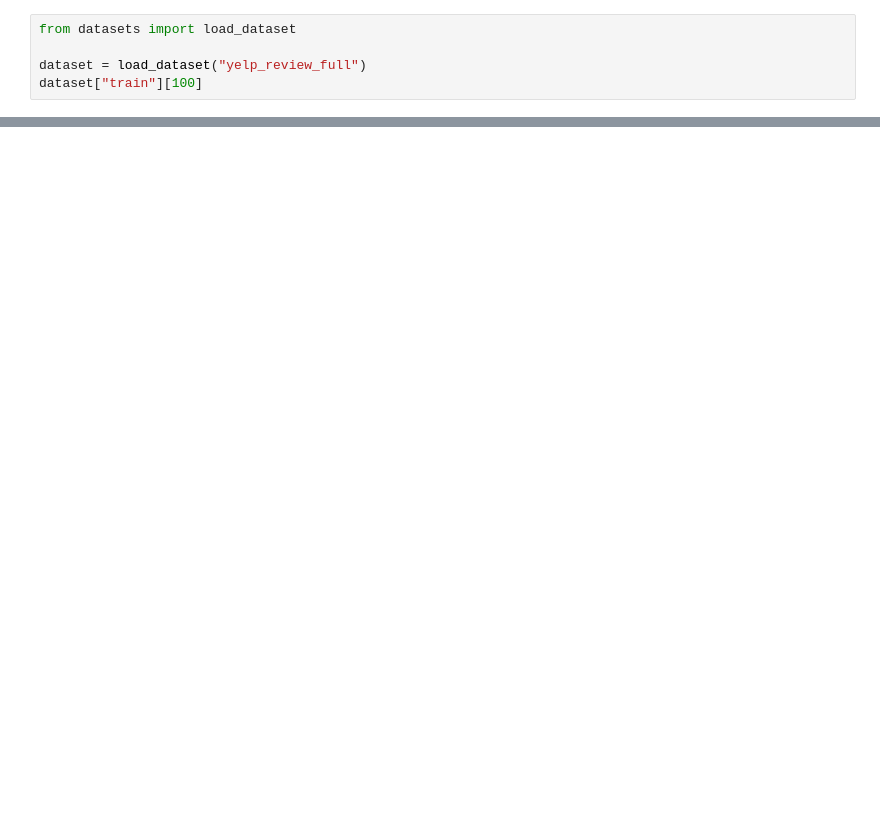
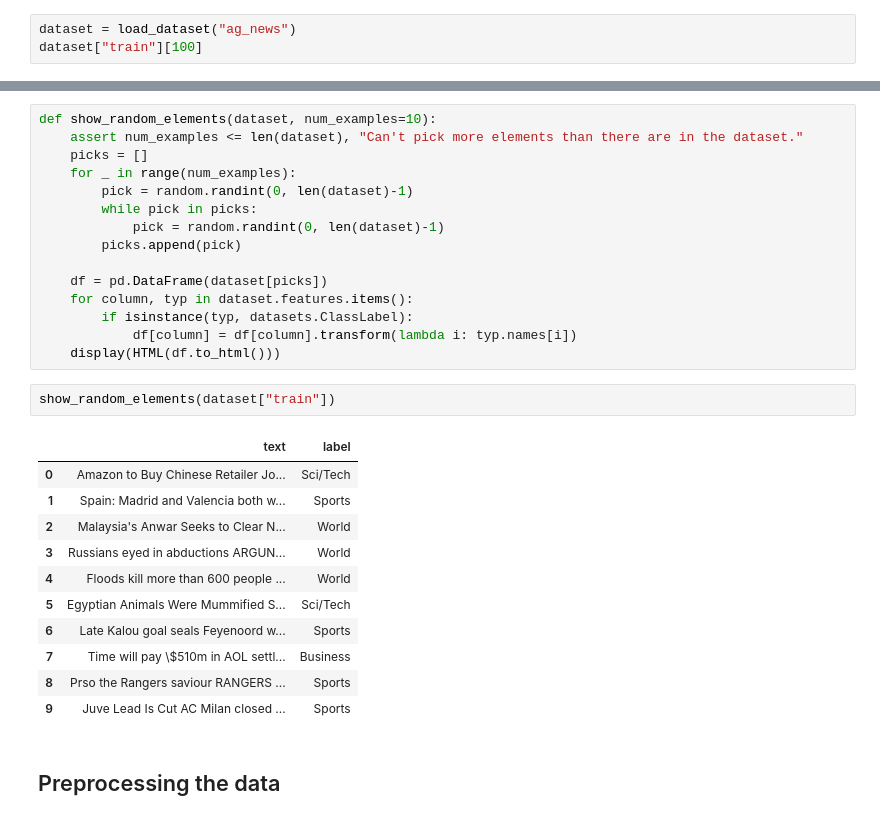
Before and after one commit to Nedolivko/active_learning_with_adapter, a Jupyter notebook: notebooks/SentAnalysis_BERT_vs_Adapter.ipynb, the cells around one changed output, grey strips where cells are left out. Saved outputs shown, nothing was run; the diff lists cells and outputs as text; blank space fills up the shorter version.

```diff
--- a/notebooks/SentAnalysis_BERT_vs_Adapter.ipynb
+++ b/notebooks/SentAnalysis_BERT_vs_Adapter.ipynb
@@ -6,6 +50,4 @@ from transformers import pipeline
 # %%
-from datasets import load_dataset
-
-dataset = load_dataset("yelp_review_full")
+dataset = load_dataset("ag_news")
 dataset["train"][100]
 # %% [output]
@@ -14,0 +57,31 @@ Found cached dataset yelp_review_full (/home/alexned/.cache/huggingface/datasets
+# %%
+def show_random_elements(dataset, num_examples=10):
+    assert num_examples <= len(dataset), "Can't pick more elements than there are in the dataset."
+    picks = []
+    for _ in range(num_examples):
+        pick = random.randint(0, len(dataset)-1)
+        while pick in picks:
+            pick = random.randint(0, len(dataset)-1)
+        picks.append(pick)
+
+    df = pd.DataFrame(dataset[picks])
+    for column, typ in dataset.features.items():
+        if isinstance(typ, datasets.ClassLabel):
+            df[column] = df[column].transform(lambda i: typ.names[i])
+    display(HTML(df.to_html()))
+# %%
+show_random_elements(dataset["train"])
+# %% [output]
+|  | text | label |
+| 0 | Amazon to Buy Chinese Retailer Jo... | Sci/Tech |
+| 1 | Spain: Madrid and Valencia both w... | Sports |
+| 2 | Malaysia's Anwar Seeks to Clear N... | World |
+| 3 | Russians eyed in abductions ARGUN... | World |
+| 4 | Floods kill more than 600 people ... | World |
+| 5 | Egyptian Animals Were Mummified S... | Sci/Tech |
+| 6 | Late Kalou goal seals Feyenoord w... | Sports |
+| 7 | Time will pay \$510m in AOL settl... | Business |
+| 8 | Prso the Rangers saviour RANGERS ... | Sports |
+| 9 | Juve Lead Is Cut AC Milan closed ... | Sports |
+# %% [markdown]
+## Preprocessing the data
```
Also changed, not shown: parts of 46 cells of this notebook, 1 other file.
